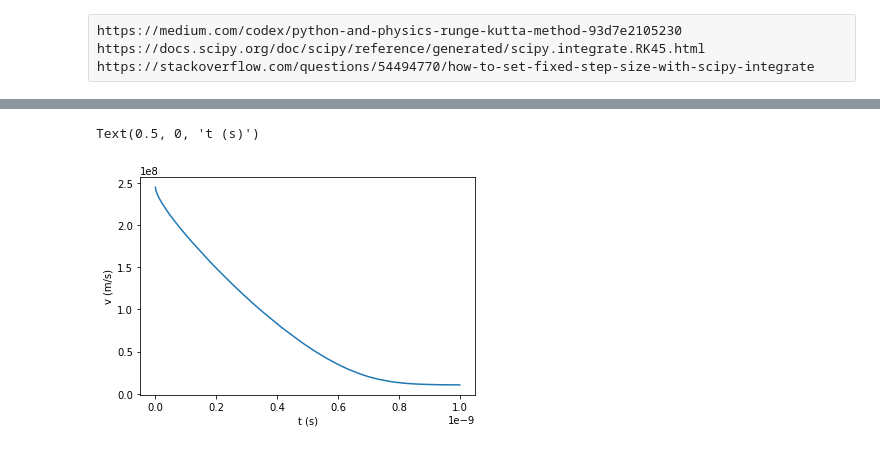
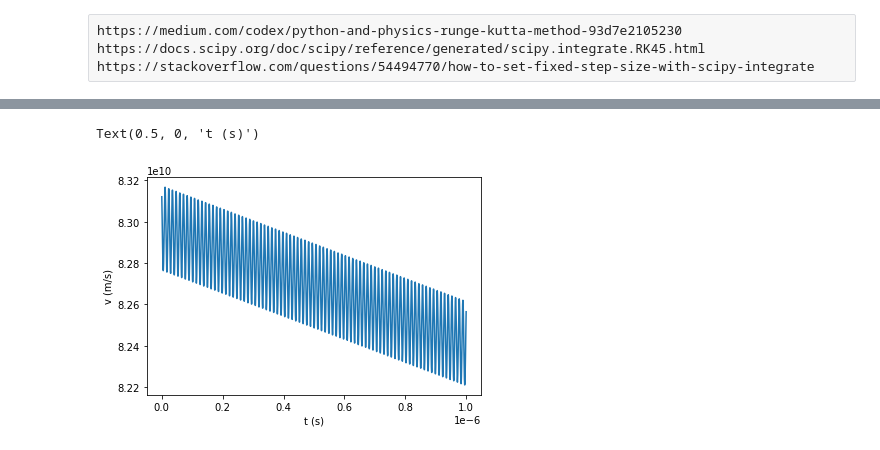
Before and after one commit to jvonk/CRES, a Jupyter notebook: Particle Motion.ipynb, the cells around one changed output, grey strips where cells are left out. Saved outputs shown, nothing was run; the diff lists cells and outputs as text; code cells hidden in the pictures.

```diff
--- a/Particle Motion.ipynb
+++ b/Particle Motion.ipynb
@@ -15,35 +24,34 @@ from tqdm import tqdm
 # %%
-e = 8.5424546e-2
-c = 1
-m = 510.99906 # m_e
-E = np.array([0, 0, 0]) # 0 Tesla
-B = np.array([692.5, 0, 0]) # 1 Tesla
-t_span = (0, 1519267) # 1 ns
-p0 = np.array([0.577, 0.577, 0.577])*m # c/2*m_e
-r0 = np.array([0, 0, 0])
-rtol = 1e-5
-p_atol = 1e-2
-r_atol = 1
+num_points = 10000
+e = 8.5424546e-2 # = 1.60217733e-19 C
+c = 1 # = 2.99792458e8 m/s
+m = 5.1099906e5 # m_e = 9.1093897e-31 kg
+E = np.array([0, 0, 0]) # = 0 V/m
+B = np.array([1, 0, 0])/conversions["magnetic induction (T)"] # = 1 Tesla
+t_span = (0, 1e-6/conversions["time (s)"]) # = 1 us
+p0 = np.array([100e6, 100e6, 100e6]) # = 100 MeV
+r0 = np.array([0, 0, 0]) # = 0 m
+rtol = 1e-5 # = 0.001%
+p_atol = 1*m/num_points
+r_atol = c*t_span[1]/num_points
 atol = np.array([p_atol, p_atol, p_atol, r_atol, r_atol, r_atol])
-t_eval = np.linspace(*t_span, 10000)
+t_eval = np.linspace(*t_span, num_points) # 10000 points inside t_span
 # %%
-def gamma(v):
-    v2 = np.dot(v, v)
-    if v2 > c**2:
-        return 100
-    return 1 / math.sqrt(1 - v2/c**2)
+def gamma(p):
+    p2 = np.dot(p, p)
+    return math.sqrt(1 + p2/(m**2 * c**2))
 def lorentz(v):
     return e * (E + np.cross(v, B) / c)
 def g0(v, l, gv):
     return v * gv**2 / m**2 / c**6 * np.dot(v, v) * [np.dot(l, l) - e**2 * np.dot(v, E)**2]
 def fun(t, y):
     p, r = np.split(y, 2)
-    v = p / m
-    gv = gamma(v)
+    gv = gamma(p)
+    v = p / (m * gv)
     l = lorentz(v)
     g = g0(v, l, gv)
     dpdt = l - 2/3 * e**2 / c * g
-    drdt = v / gv
+    drdt = v
     return np.concatenate([dpdt, drdt])
 def plot3D(ax, u, c, prefix, suffix):
     x, y, z = u
@@ -98,8 +134,8 @@ Text(0.5, 0, 't (s)')
 # %%
-plt.plot(t, np.linalg.norm(v[1:], axis=0))
+plt.plot(t, np.linalg.norm(v_corr[1:], axis=0))
 plt.ylabel("v (m/s)")
 plt.xlabel("t (s)")
 # %% [output]
 Text(0.5, 0, 't (s)')
-[figure, old version]
+[figure, new version]
 # %%
```
Also changed, not shown: parts of 15 cells of this notebook, 2 other files.
